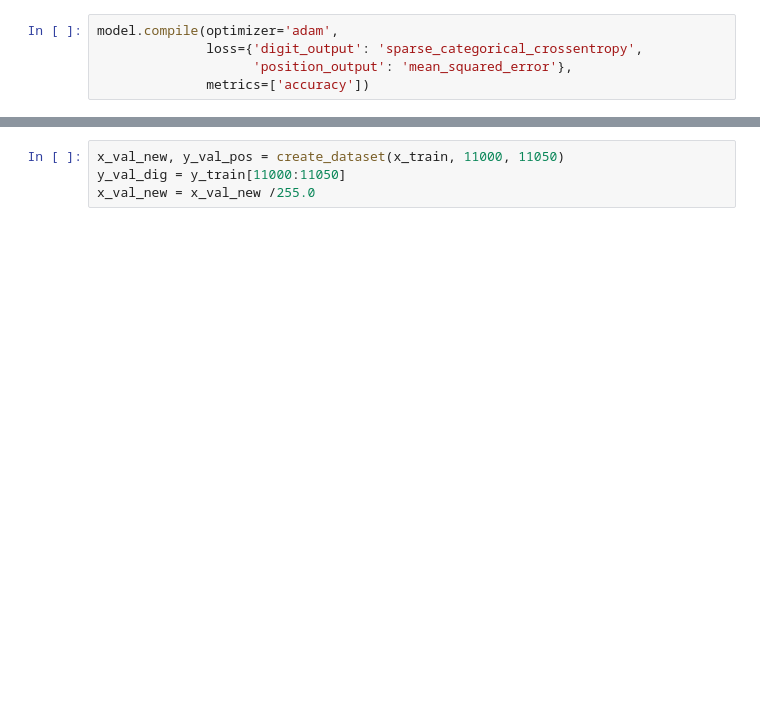
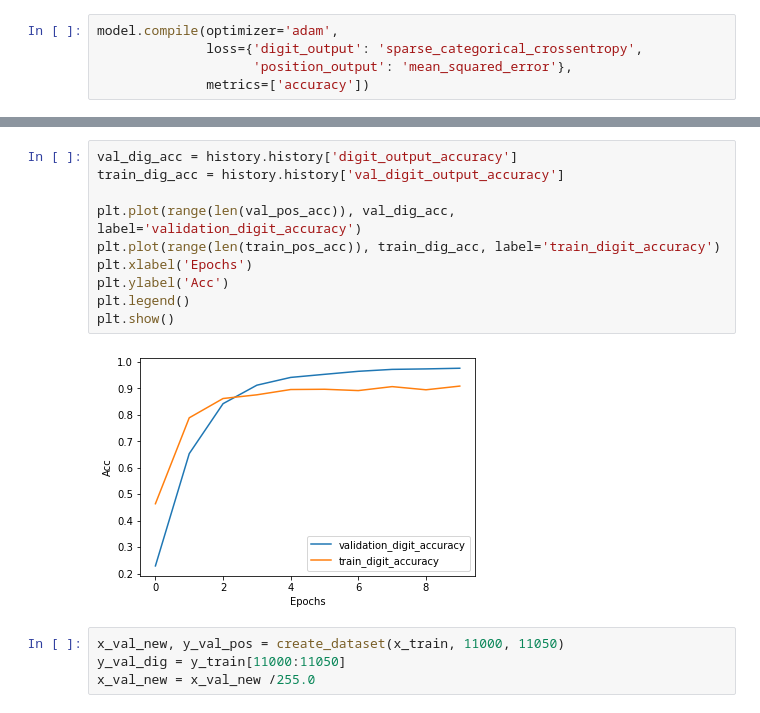
Before and after one commit to milantokic/object_detection, a Jupyter notebook: MNIST Object detection dataset.ipynb, the cells around one changed output, grey strips where cells are left out. Cells and saved outputs as stored; diff of their text form; blank space fills up the shorter version.

```diff
--- a/MNIST Object detection dataset.ipynb
+++ b/MNIST Object detection dataset.ipynb
@@ -132,3 +153,15 @@ plt.show()
+# %%
+val_dig_acc = history.history['digit_output_accuracy']
+train_dig_acc = history.history['val_digit_output_accuracy']
+
+plt.plot(range(len(val_pos_acc)), val_dig_acc, label='validation_digit_accuracy')
+plt.plot(range(len(train_pos_acc)), train_dig_acc, label='train_digit_accuracy')
+plt.xlabel('Epochs')
+plt.ylabel('Acc')
+plt.legend()
+plt.show()
+# %% [output]
+[figure, added]
 # %%
 x_val_new, y_val_pos = create_dataset(x_train, 11000, 11050)
 y_val_dig = y_train[11000:11050]
```
Also changed, not shown: parts of 13 cells of this notebook, 5 other files.
